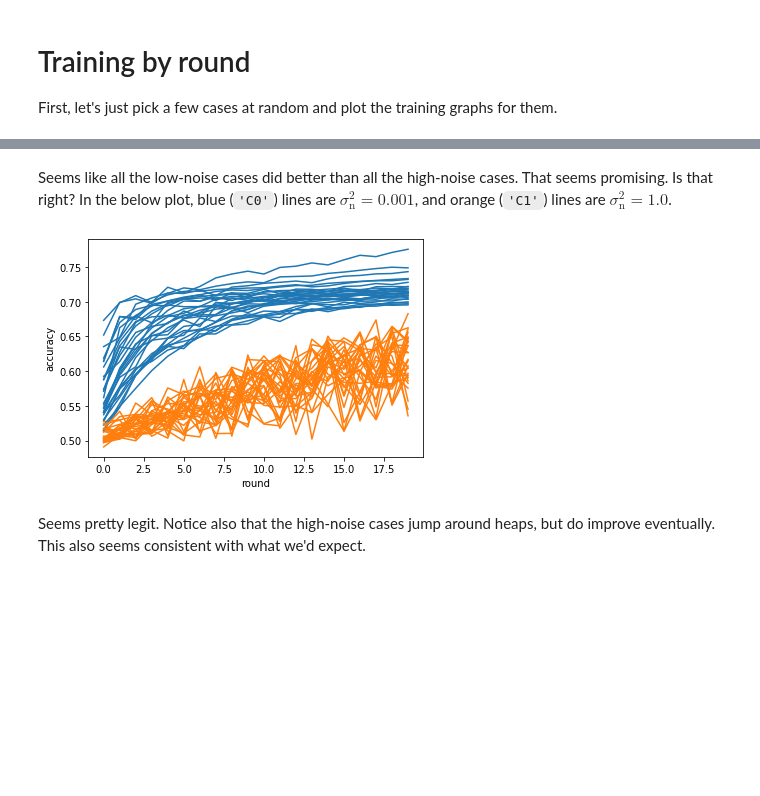
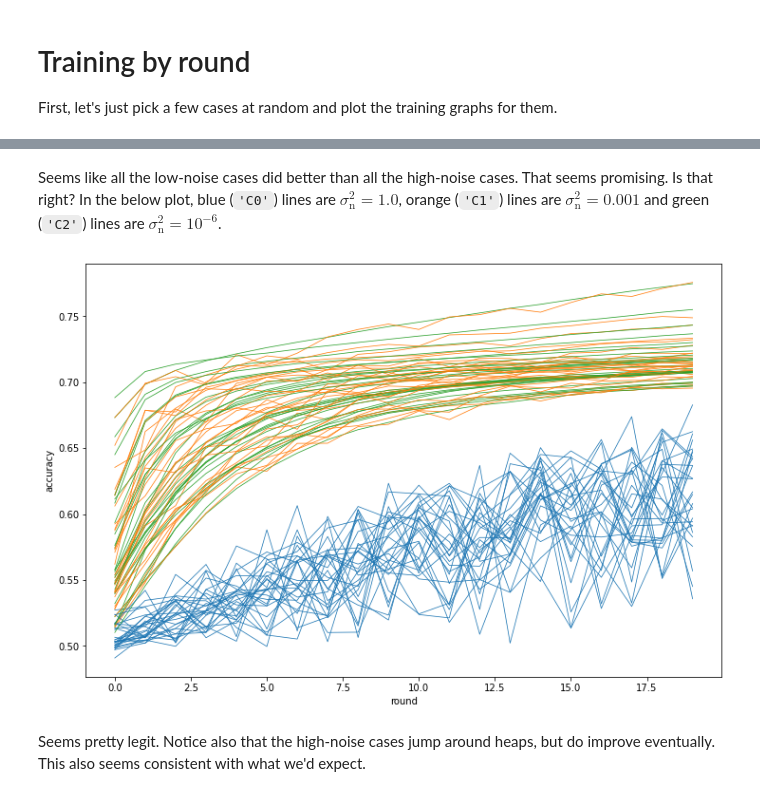
Before and after one commit to czlee/kyanite, a Jupyter notebook: plot-ota-basic.ipynb, the cells around one changed output, grey strips where cells are left out. Drawn from its saved outputs; the diff is of its cells as text; code cells hidden in the pictures; blank space fills up the shorter version.

```diff
--- a/plot-ota-basic.ipynb
+++ b/plot-ota-basic.ipynb
@@ -41,14 +43,15 @@ plt.legend()
 # %% [markdown]
-Seems like all the low-noise cases did better than all the high-noise cases. That seems promising. Is that right? In the below plot, blue (`'C0'`) lines are $\sigma_\mathrm{n}^2 = 0.001$, and orange (`'C1'`) lines are $\sigma_\mathrm{n}^2 = 1.0$.
+Seems like all the low-noise cases did better than all the high-noise cases. That seems promising. Is that right? In the below plot, blue (`'C0'`) lines are $\sigma_\mathrm{n}^2 = 1.0$, orange (`'C1'`) lines are $\sigma_\mathrm{n}^2 = 0.001$ and green (`'C2'`) lines are $\sigma_\mathrm{n}^2 = 10^{-6}$.
 # %%
 for directory in results_location.iterdir():
     args = get_args(directory)
     noise = args['noise']
-    color = 'C1' if noise == 1.0 else 'C0'
+    color = {1.0: 'C0', 0.001: 'C1', 1e-6: 'C2'}[noise]
     training = pd.read_csv(directory / "training.csv")
-    training["accuracy"].plot(ylabel="accuracy", xlabel="round", color=color)
+    # thinner lines (0.75 pt) because there are lots of lines
+    training["accuracy"].plot(figsize=(12, 8), ylabel="accuracy", xlabel="round", color=color, linewidth=0.75)
 # %% [output]
-[figure, old version]
+[figure, new version]
 # %% [markdown]
 Seems pretty legit. Notice also that the high-noise cases jump around heaps, but do improve eventually. This also seems consistent with what we'd expect.
 # %% [markdown]
```
Also changed, not shown: parts of 23 cells of this notebook.
